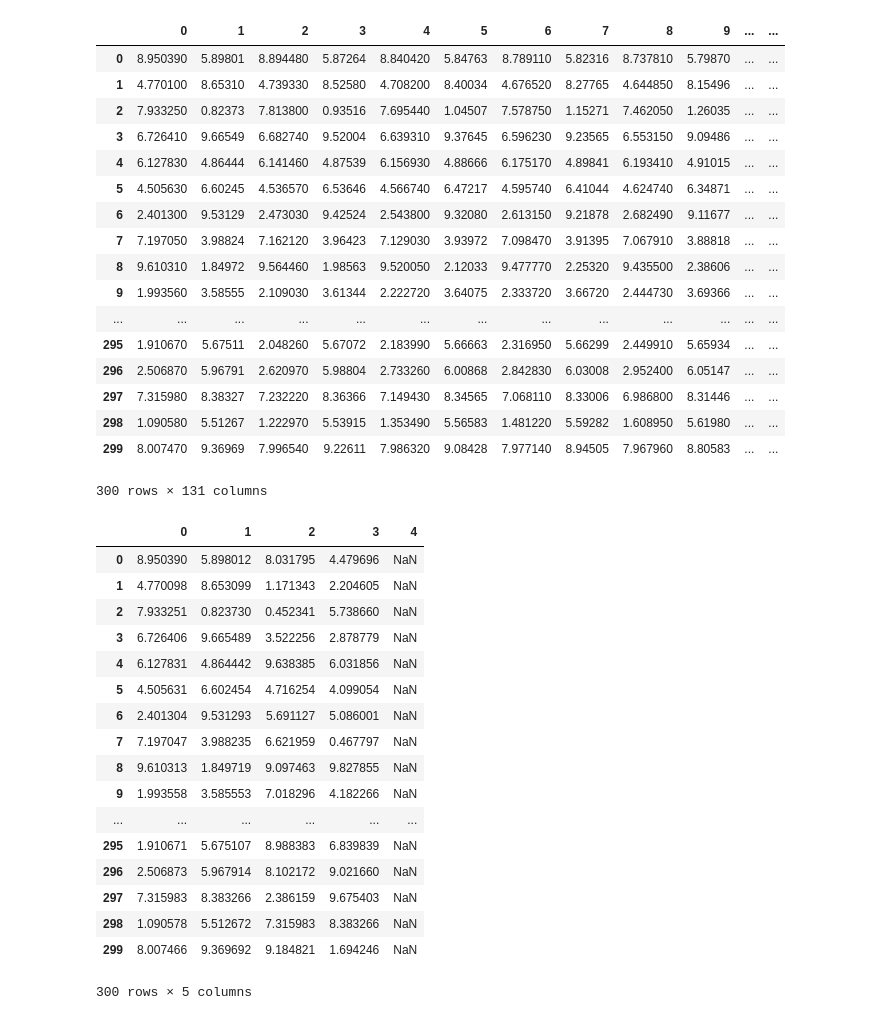
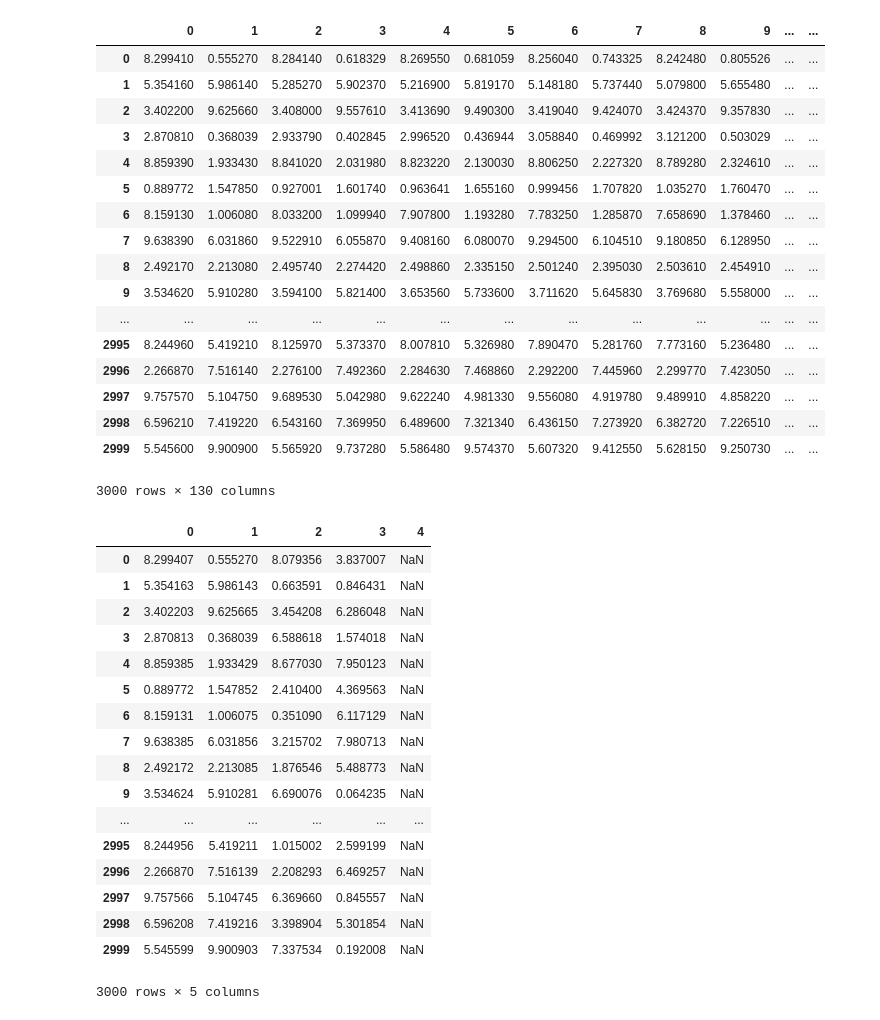
Before and after one commit to NUCAR-DEV/Hetero-Mark, a Jupyter notebook: tools/fdeb/vis.ipynb, the cells around one changed output. Drawn from its saved outputs; the diff is of its cells as text; code cells hidden in the pictures.

Commit message:
fdeb hc non-collaborative implementation

```diff
--- a/tools/fdeb/vis.ipynb
+++ b/tools/fdeb/vis.ipynb
@@ -5,47 +5,48 @@ import pandas as pd
 import matplotlib as mpl
 import matplotlib.pyplot as plt
 # %%
-data = pd.read_csv('/home/yifan/dev/src/gitlab.com/NUCAR-DEV/Hetero-Mark/build/src/fdeb/hc/out.data', header=None);data
+data = pd.read_csv('/home/yifan/dev/src/gitlab.com/NUCAR-DEV/Hetero-Mark/build/src/fdeb/hc/out_gpu.data', header=None);data
 # %% [output]
 |  | 0 | 1 | 2 | 3 | 4 | 5 | 6 | 7 | 8 | 9 | ... | ... |
-| 0 | 8.950390 | 5.89801 | 8.894480 | 5.87264 | 8.840420 | 5.84763 | 8.789110 | 5.82316 | 8.737810 | 5.79870 | ... | ... |
-| 1 | 4.770100 | 8.65310 | 4.739330 | 8.52580 | 4.708200 | 8.40034 | 4.676520 | 8.27765 | 4.644850 | 8.15496 | ... | ... |
-| 2 | 7.933250 | 0.82373 | 7.813800 | 0.93516 | 7.695440 | 1.04507 | 7.578750 | 1.15271 | 7.462050 | 1.26035 | ... | ... |
-| 3 | 6.726410 | 9.66549 | 6.682740 | 9.52004 | 6.639310 | 9.37645 | 6.596230 | 9.23565 | 6.553150 | 9.09486 | ... | ... |
-| 4 | 6.127830 | 4.86444 | 6.141460 | 4.87539 | 6.156930 | 4.88666 | 6.175170 | 4.89841 | 6.193410 | 4.91015 | ... | ... |
-| 5 | 4.505630 | 6.60245 | 4.536570 | 6.53646 | 4.566740 | 6.47217 | 4.595740 | 6.41044 | 4.624740 | 6.34871 | ... | ... |
-| 6 | 2.401300 | 9.53129 | 2.473030 | 9.42524 | 2.543800 | 9.32080 | 2.613150 | 9.21878 | 2.682490 | 9.11677 | ... | ... |
-| 7 | 7.197050 | 3.98824 | 7.162120 | 3.96423 | 7.129030 | 3.93972 | 7.098470 | 3.91395 | 7.067910 | 3.88818 | ... | ... |
-| 8 | 9.610310 | 1.84972 | 9.564460 | 1.98563 | 9.520050 | 2.12033 | 9.477770 | 2.25320 | 9.435500 | 2.38606 | ... | ... |
-| 9 | 1.993560 | 3.58555 | 2.109030 | 3.61344 | 2.222720 | 3.64075 | 2.333720 | 3.66720 | 2.444730 | 3.69366 | ... | ... |
+| 0 | 8.299410 | 0.555270 | 8.284140 | 0.618329 | 8.269550 | 0.681059 | 8.256040 | 0.743325 | 8.242480 | 0.805526 | ... | ... |
+| 1 | 5.354160 | 5.986140 | 5.285270 | 5.902370 | 5.216900 | 5.819170 | 5.148180 | 5.737440 | 5.079800 | 5.655480 | ... | ... |
+| 2 | 3.402200 | 9.625660 | 3.408000 | 9.557610 | 3.413690 | 9.490300 | 3.419040 | 9.424070 | 3.424370 | 9.357830 | ... | ... |
+| 3 | 2.870810 | 0.368039 | 2.933790 | 0.402845 | 2.996520 | 0.436944 | 3.058840 | 0.469992 | 3.121200 | 0.503029 | ... | ... |
+| 4 | 8.859390 | 1.933430 | 8.841020 | 2.031980 | 8.823220 | 2.130030 | 8.806250 | 2.227320 | 8.789280 | 2.324610 | ... | ... |
+| 5 | 0.889772 | 1.547850 | 0.927001 | 1.601740 | 0.963641 | 1.655160 | 0.999456 | 1.707820 | 1.035270 | 1.760470 | ... | ... |
+| 6 | 8.159130 | 1.006080 | 8.033200 | 1.099940 | 7.907800 | 1.193280 | 7.783250 | 1.285870 | 7.658690 | 1.378460 | ... | ... |
+| 7 | 9.638390 | 6.031860 | 9.522910 | 6.055870 | 9.408160 | 6.080070 | 9.294500 | 6.104510 | 9.180850 | 6.128950 | ... | ... |
+| 8 | 2.492170 | 2.213080 | 2.495740 | 2.274420 | 2.498860 | 2.335150 | 2.501240 | 2.395030 | 2.503610 | 2.454910 | ... | ... |
+| 9 | 3.534620 | 5.910280 | 3.594100 | 5.821400 | 3.653560 | 5.733600 | 3.711620 | 5.645830 | 3.769680 | 5.558000 | ... | ... |
 | ... | ... | ... | ... | ... | ... | ... | ... | ... | ... | ... | ... | ... |
-| 295 | 1.910670 | 5.67511 | 2.048260 | 5.67072 | 2.183990 | 5.66663 | 2.316950 | 5.66299 | 2.449910 | 5.65934 | ... | ... |
-| 296 | 2.506870 | 5.96791 | 2.620970 | 5.98804 | 2.733260 | 6.00868 | 2.842830 | 6.03008 | 2.952400 | 6.05147 | ... | ... |
-| 297 | 7.315980 | 8.38327 | 7.232220 | 8.36366 | 7.149430 | 8.34565 | 7.068110 | 8.33006 | 6.986800 | 8.31446 | ... | ... |
-| 298 | 1.090580 | 5.51267 | 1.222970 | 5.53915 | 1.353490 | 5.56583 | 1.481220 | 5.59282 | 1.608950 | 5.61980 | ... | ... |
-| 299 | 8.007470 | 9.36969 | 7.996540 | 9.22611 | 7.986320 | 9.08428 | 7.977140 | 8.94505 | 7.967960 | 8.80583 | ... | ... |
+| 2995 | 8.244960 | 5.419210 | 8.125970 | 5.373370 | 8.007810 | 5.326980 | 7.890470 | 5.281760 | 7.773160 | 5.236480 | ... | ... |
+| 2996 | 2.266870 | 7.516140 | 2.276100 | 7.492360 | 2.284630 | 7.468860 | 2.292200 | 7.445960 | 2.299770 | 7.423050 | ... | ... |
+| 2997 | 9.757570 | 5.104750 | 9.689530 | 5.042980 | 9.622240 | 4.981330 | 9.556080 | 4.919780 | 9.489910 | 4.858220 | ... | ... |
+| 2998 | 6.596210 | 7.419220 | 6.543160 | 7.369950 | 6.489600 | 7.321340 | 6.436150 | 7.273920 | 6.382720 | 7.226510 | ... | ... |
+| 2999 | 5.545600 | 9.900900 | 5.565920 | 9.737280 | 5.586480 | 9.574370 | 5.607320 | 9.412550 | 5.628150 | 9.250730 | ... | ... |
-300 rows × 131 columns
+3000 rows × 130 columns
 # %%
-data_in = pd.read_csv('/home/yifan/dev/src/gitlab.com/NUCAR-DEV/Hetero-Mark/data/fdeb/100x300.csv', header=None);data_in
+data_in = pd.read_csv('/home/yifan/dev/src/gitlab.com/NUCAR-DEV/Hetero-Mark/data/fdeb/1000x3000.csv', header=None);data_in
+# data_in = pd.read_csv('/home/yifan/dev/src/gitlab.com/NUCAR-DEV/Hetero-Mark/build/src/fdeb/hc/out_cpu.data', header=None);data_in
 # %% [output]
 |  | 0 | 1 | 2 | 3 | 4 |
-| 0 | 8.950390 | 5.898012 | 8.031795 | 4.479696 | NaN |
-| 1 | 4.770098 | 8.653099 | 1.171343 | 2.204605 | NaN |
-| 2 | 7.933251 | 0.823730 | 0.452341 | 5.738660 | NaN |
-| 3 | 6.726406 | 9.665489 | 3.522256 | 2.878779 | NaN |
-| 4 | 6.127831 | 4.864442 | 9.638385 | 6.031856 | NaN |
-| 5 | 4.505631 | 6.602454 | 4.716254 | 4.099054 | NaN |
-| 6 | 2.401304 | 9.531293 | 5.691127 | 5.086001 | NaN |
-| 7 | 7.197047 | 3.988235 | 6.621959 | 0.467797 | NaN |
-| 8 | 9.610313 | 1.849719 | 9.097463 | 9.827855 | NaN |
-| 9 | 1.993558 | 3.585553 | 7.018296 | 4.182266 | NaN |
+| 0 | 8.299407 | 0.555270 | 8.079356 | 3.837007 | NaN |
+| 1 | 5.354163 | 5.986143 | 0.663591 | 0.846431 | NaN |
+| 2 | 3.402203 | 9.625665 | 3.454208 | 6.286048 | NaN |
+| 3 | 2.870813 | 0.368039 | 6.588618 | 1.574018 | NaN |
+| 4 | 8.859385 | 1.933429 | 8.677030 | 7.950123 | NaN |
+| 5 | 0.889772 | 1.547852 | 2.410400 | 4.369563 | NaN |
+| 6 | 8.159131 | 1.006075 | 0.351090 | 6.117129 | NaN |
+| 7 | 9.638385 | 6.031856 | 3.215702 | 7.980713 | NaN |
+| 8 | 2.492172 | 2.213085 | 1.876546 | 5.488773 | NaN |
+| 9 | 3.534624 | 5.910281 | 6.690076 | 0.064235 | NaN |
 | ... | ... | ... | ... | ... | ... |
-| 295 | 1.910671 | 5.675107 | 8.988383 | 6.839839 | NaN |
-| 296 | 2.506873 | 5.967914 | 8.102172 | 9.021660 | NaN |
-| 297 | 7.315983 | 8.383266 | 2.386159 | 9.675403 | NaN |
-| 298 | 1.090578 | 5.512672 | 7.315983 | 8.383266 | NaN |
-| 299 | 8.007466 | 9.369692 | 9.184821 | 1.694246 | NaN |
+| 2995 | 8.244956 | 5.419211 | 1.015002 | 2.599199 | NaN |
+| 2996 | 2.266870 | 7.516139 | 2.208293 | 6.469257 | NaN |
+| 2997 | 9.757566 | 5.104745 | 6.369660 | 0.845557 | NaN |
+| 2998 | 6.596208 | 7.419216 | 3.398904 | 5.301854 | NaN |
+| 2999 | 5.545599 | 9.900903 | 7.337534 | 0.192008 | NaN |
-300 rows × 5 columns
+3000 rows × 5 columns
 # %%
 lines = []
 def iterate_row(data):
```
Also changed, not shown: parts of 1 cell of this notebook, 4 other files.
